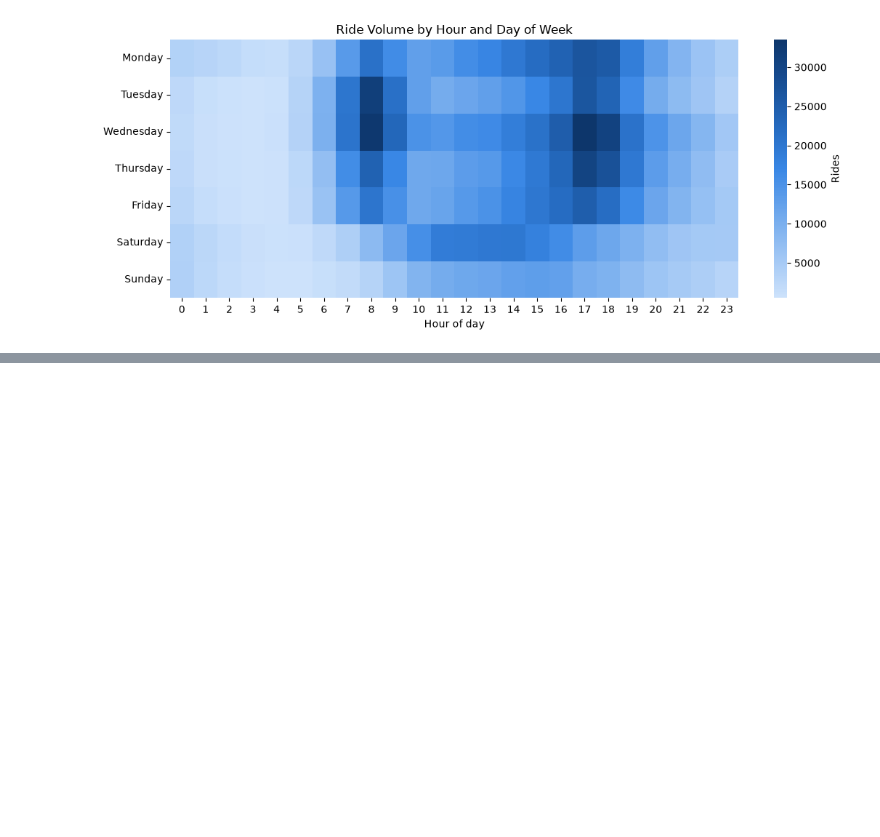
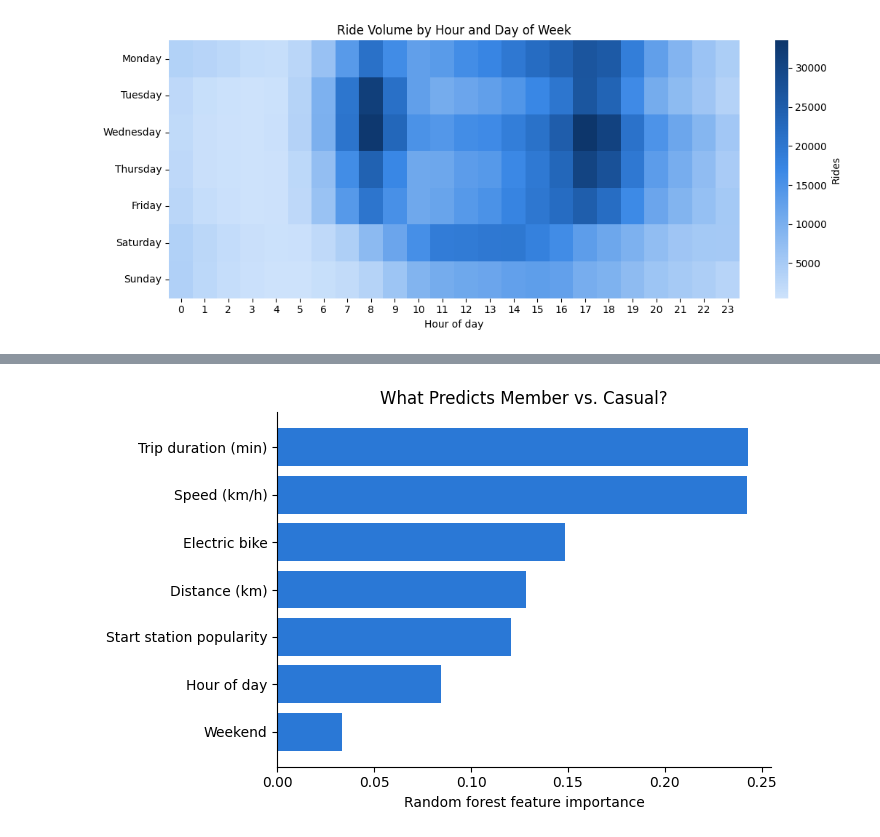
Before and after one commit to AncientAbacus/NYC-CitiBike-Analysis, a Jupyter notebook: CitiBike_Analysis.ipynb, the cells around one changed output, grey strips where cells are left out. Saved outputs shown, nothing was run; the diff lists cells and outputs as text; code cells hidden in the pictures; blank space fills up the shorter version.

```diff
--- a/CitiBike_Analysis.ipynb
+++ b/CitiBike_Analysis.ipynb
@@ -227,0 +320,17 @@ plt.show()
+# %%
+# the real predictor: random forest (captures non-linear interactions the
+# linear baseline can't -- e.g. "short AND fast AND weekday" reading very
+# differently than any one of those features alone)
+from sklearn.ensemble import RandomForestClassifier
+
+forest = RandomForestClassifier(n_estimators=200, max_depth=12, class_weight='balanced', n_jobs=-1, random_state=42)
+forest.fit(X_train, y_train)
+
+forest_preds = forest.predict(X_test)
+forest_proba = forest.predict_proba(X_test)[:, 1]
+
+print(f"Random forest accuracy: {accuracy_score(y_test, forest_preds):.1%}")
+print(f"Random forest ROC-AUC:  {roc_auc_score(y_test, forest_proba):.3f}")
+print(classification_report(y_test, forest_preds, target_names=['casual', 'member']))
+# both beat the naive baseline on the metric that actually matters here: they
+# identify a real share of casual riders, not zero
@@ -227,0 +348,24 @@ plt.show()
+# %%
+# feature importance -- which signal is actually doing the work?
+feature_labels = {
+    'hour': 'Hour of day', 'is_weekend': 'Weekend', 'trip_minutes': 'Trip duration (min)',
+    'distance_km': 'Distance (km)', 'speed_kmh': 'Speed (km/h)', 'is_electric': 'Electric bike',
+    'start_station_rides_log': 'Start station popularity',
+}
+importances = pd.Series(forest.feature_importances_, index=features).sort_values()
+
+plt.figure(figsize=(7, 4.5))
+plt.barh([feature_labels[f] for f in importances.index], importances.values, color="#2a78d6")
+plt.title("What Predicts Member vs. Casual?", fontsize=12)
+plt.xlabel("Random forest feature importance")
+sns.despine()
+plt.tight_layout()
+plt.show()
+# speed and duration together account for roughly half of total importance --
+# the same "casual trips run ~50% longer" finding from the EDA above turns
+# out to carry the most predictive signal, trip by trip and not just on
+# average. Bike type and start-station popularity matter too, echoing the
+# "where they ride" section; hour and weekend barely move the needle on their
+# own, even though the heatmap above shows a very real group-level pattern
+# %% [output]
+[figure, added]
```
Also changed, not shown: parts of 13 cells of this notebook, 6 other files.
